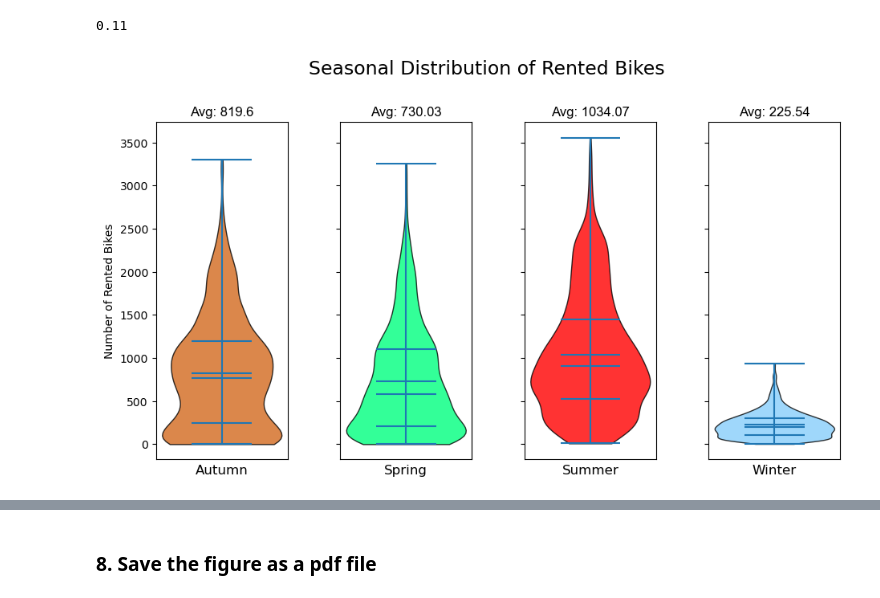
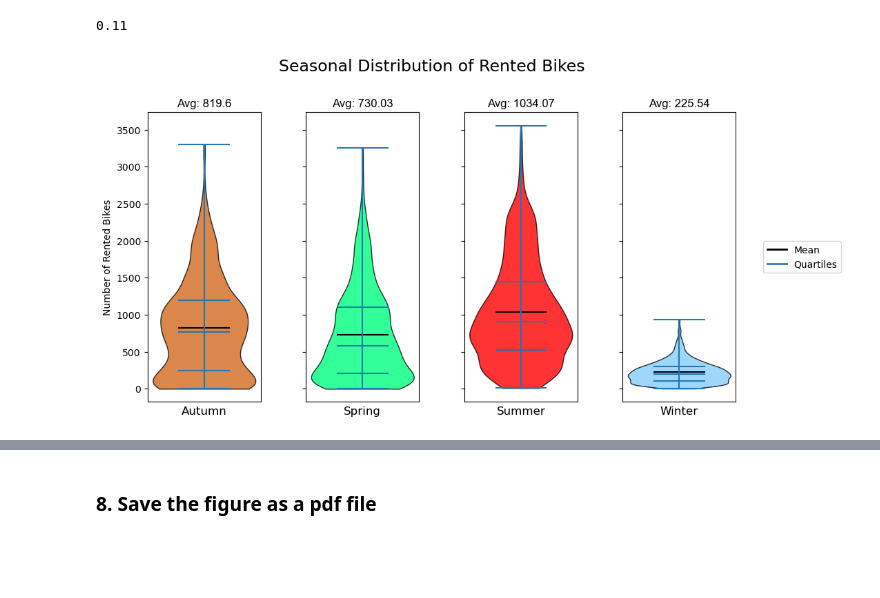
Before and after one commit to moniguima/Data_Visualization_with_Matplotlib_and_Seaborn_Walkthrough, a Jupyter notebook: notebooks/P1/Walkthrough_P1_M4.ipynb, the cells around one changed output, grey strips where cells are left out. Drawn from its saved outputs; the diff is of its cells as text; code cells hidden in the pictures; blank space fills up the shorter version.

```diff
--- a/notebooks/P1/Walkthrough_P1_M4.ipynb
+++ b/notebooks/P1/Walkthrough_P1_M4.ipynb
@@ -433,28 +435,35 @@ plt.rcParams["figure.subplot.bottom"]
 # %%
 fig, ax = plt.subplots(figsize = (11,6), ncols = 4, nrows = 1, sharey = True)
 fig.suptitle('Seasonal Distribution of Rented Bikes', fontsize = 17)
 
 for i, (season,season_df) in zip(range(len(seasons)),season_bikes):
     # season_df = d  season_bikes.get_group(seasons[i])
     season_bc = season_df["Rented Bike Count"]
     violin = ax[i].violinplot(season_bc, showmedians=True,  showmeans= True, showextrema = True, quantiles = [0.25,0.75], points=100)
+    violin['cmeans'].set_color('black')
     # Delete the ticks
     ax[i].set_xticks([])
     # Add season name as x-axis labecl
     ax[i].set_xlabel(season, fontsize=12)
     # Add a title for each violin
     season_bc_avg = season_bc.mean().round(2)
     ax[i].set_title(f'Avg: {season_bc_avg}',  fontname = "Arial", fontsize = 12)
     for pc in violin['bodies']:
         pc.set_facecolor(season_color[i])
         pc.set_edgecolor('black')
         pc.set_alpha(0.8)
     ax[0].set_ylabel("Number of Rented Bikes")
+# --- Custom legend handles ---
+legend_elements = [
+    Line2D([0], [0], color='black', lw=2, label='Mean'),
+    Line2D([0], [0], color='#3B75AE', lw=2, label='Quartiles')
+]
+fig.legend(handles=legend_elements, loc='center left', bbox_to_anchor=(0.93, 0.5))
 plt.subplots_adjust(top= 0.85, bottom=0.15, wspace=0.4)
 fig.savefig(img_dir+"Seasonal_Distribution_of_Bikes_Rented_2.png" , dpi = 400)
 plt.show()
 # %% [output]
-[figure, old version]
+[figure, new version]
 # %% [markdown]
 ### Seasonal Distribution of Bikes Rented
 #### **1. Plot Overview**
```
Also changed, not shown: parts of 3 cells of this notebook, 1 other file.
